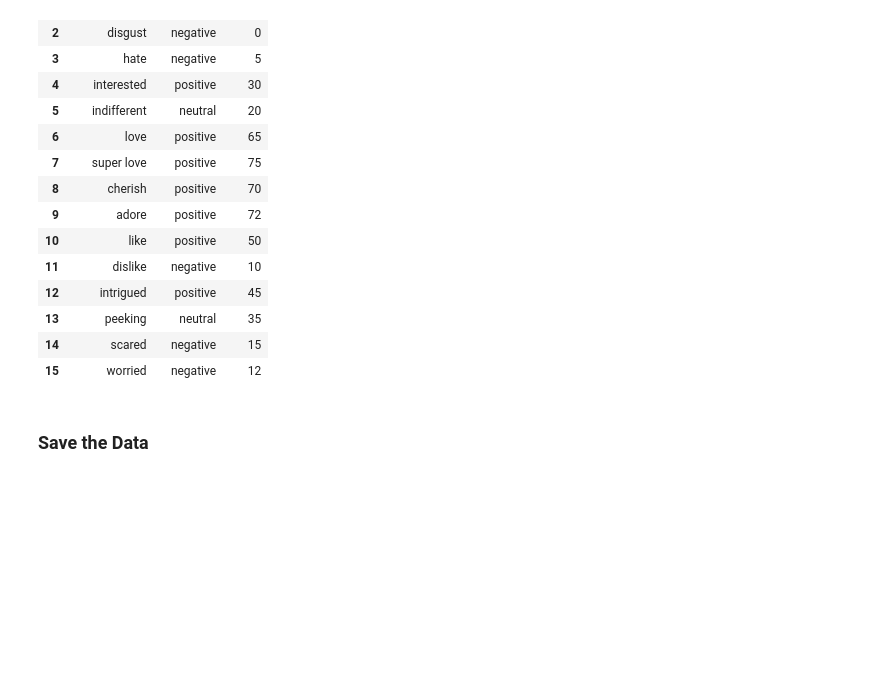
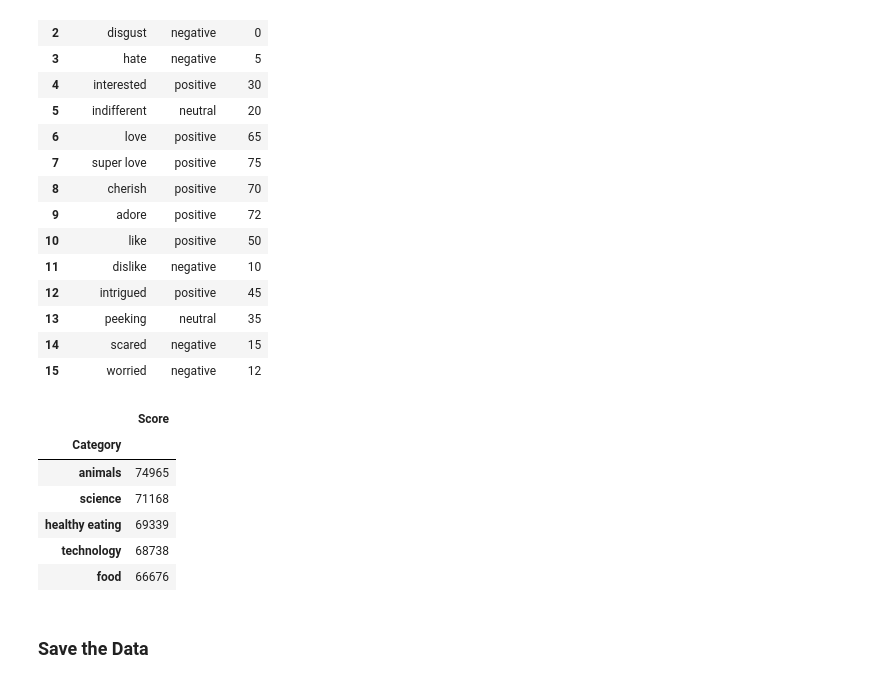
Before and after one commit to Daviedavie100/accenture_project, a Jupyter notebook: cleaning_project.ipynb, the cells around one changed output. Saved outputs shown, nothing was run; the diff lists cells and outputs as text; code cells hidden in the pictures; blank space fills up the shorter version.

```diff
--- a/cleaning_project.ipynb
+++ b/cleaning_project.ipynb
@@ -274,6 +274,18 @@ reactions_content_reaction_type=reactions_content.merge(clean_reaction_type, how
 # %%
 # Make copy
 clean_data=reactions_content_reaction_type.copy()
+# %%
+top_5=clean_data.groupby('Category')['Score'].sum().sort_values(ascending=False)
+top_5_category=pd.DataFrame(top_5.head(5))
+top_5_category
+# %% [output]
+|  | Score |
+| Category |  |
+| animals | 74965 |
+| science | 71168 |
+| healthy eating | 69339 |
+| technology | 68738 |
+| food | 66676 |
 # %% [markdown]
 ### Save the Data
 # %%
```
